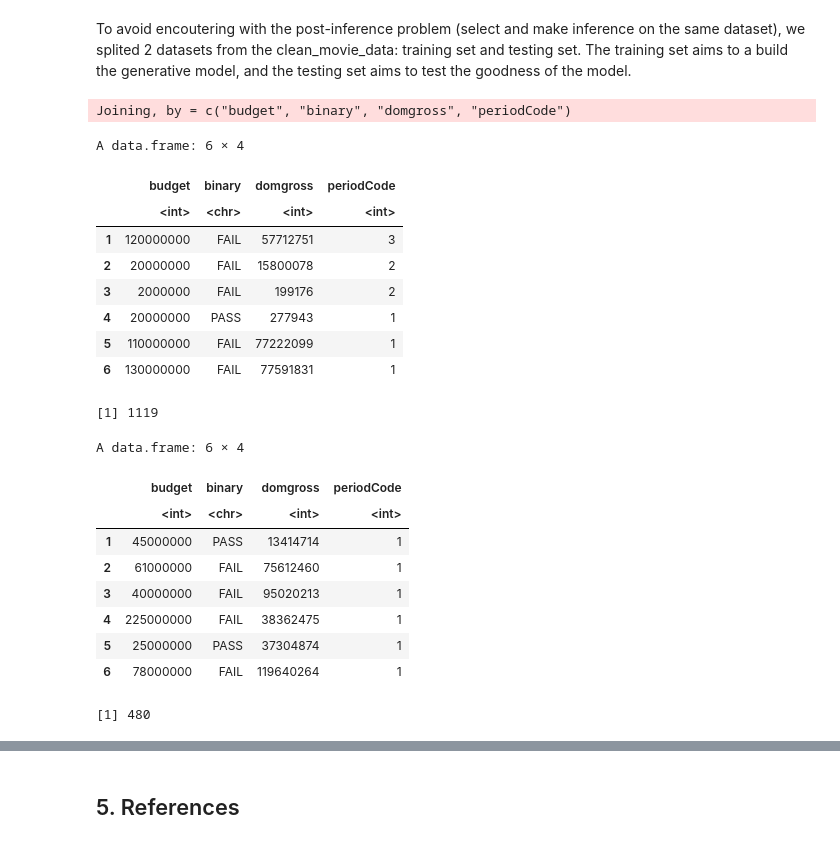
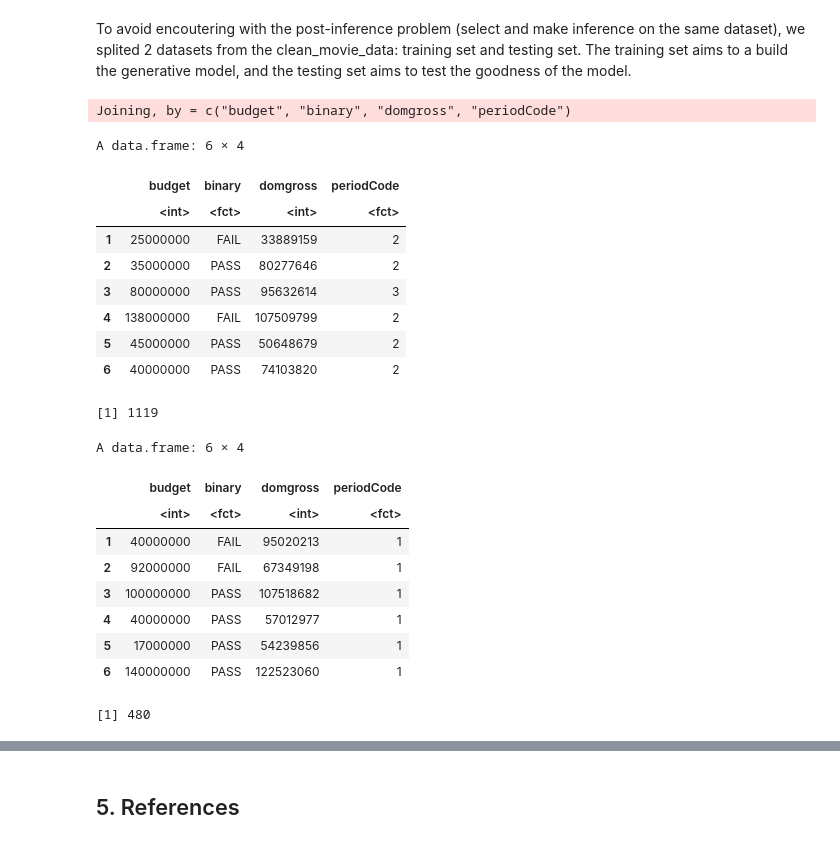
Before and after one commit to Wills-Hao/Film-Profit-Factors-R, a Jupyter notebook: FinalReport.ipynb, the cells around one changed output, grey strips where cells are left out. Drawn from its saved outputs; the diff is of its cells as text; code cells hidden in the pictures.

```diff
--- a/FinalReport.ipynb
+++ b/FinalReport.ipynb
@@ -255,44 +296,46 @@ Our report can help movie producers better understand what contributes to a movi
 To avoid encoutering with the post-inference problem (select and make inference on the same dataset), we splited 2 datasets from the clean_movie_data: training set and testing set. The training set aims to a build the generative model, and the testing set aims to test the goodness of the model.
 # %%
 selected_movie_data <- clean_movie_data %>%
-                    select(budget, binary, domgross, periodCode)
+                    select(budget, binary, domgross, periodCode) %>%
+                    mutate(periodCode = as.factor(periodCode),
+                           binary = as.factor(binary))
 
-set.seed(002)
+set.seed(003)
 
 training_set <- sample_n(selected_movie_data, size = nrow(clean_movie_data) * 0.70,
   replace = FALSE
 )
 
 testing_set <- anti_join(selected_movie_data,
   training_set
 )
 
 head(training_set)
 nrow(training_set)
 
 head(testing_set)
 nrow(testing_set)
 # %% [output]
 Joining, by = c("budget", "binary", "domgross", "periodCode")
 A data.frame: 6 × 4
 |  | budget | binary | domgross | periodCode |
-|  | <int> | <chr> | <int> | <int> |
-| 1 | 120000000 | FAIL | 57712751 | 3 |
-| 2 | 20000000 | FAIL | 15800078 | 2 |
-| 3 | 2000000 | FAIL | 199176 | 2 |
-| 4 | 20000000 | PASS | 277943 | 1 |
-| 5 | 110000000 | FAIL | 77222099 | 1 |
-| 6 | 130000000 | FAIL | 77591831 | 1 |
+|  | <int> | <fct> | <int> | <fct> |
+| 1 | 25000000 | FAIL | 33889159 | 2 |
+| 2 | 35000000 | PASS | 80277646 | 2 |
+| 3 | 80000000 | PASS | 95632614 | 3 |
+| 4 | 138000000 | FAIL | 107509799 | 2 |
+| 5 | 45000000 | PASS | 50648679 | 2 |
+| 6 | 40000000 | PASS | 74103820 | 2 |
 [1] 1119
 A data.frame: 6 × 4
 |  | budget | binary | domgross | periodCode |
-|  | <int> | <chr> | <int> | <int> |
-| 1 | 45000000 | PASS | 13414714 | 1 |
-| 2 | 61000000 | FAIL | 75612460 | 1 |
-| 3 | 40000000 | FAIL | 95020213 | 1 |
-| 4 | 225000000 | FAIL | 38362475 | 1 |
-| 5 | 25000000 | PASS | 37304874 | 1 |
-| 6 | 78000000 | FAIL | 119640264 | 1 |
+|  | <int> | <fct> | <int> | <fct> |
+| 1 | 40000000 | FAIL | 95020213 | 1 |
+| 2 | 92000000 | FAIL | 67349198 | 1 |
+| 3 | 100000000 | PASS | 107518682 | 1 |
+| 4 | 40000000 | PASS | 57012977 | 1 |
+| 5 | 17000000 | PASS | 54239856 | 1 |
+| 6 | 140000000 | PASS | 122523060 | 1 |
 [1] 480
 # %%
 movie_selection <- regsubsets(
```
Also changed, not shown: parts of 7 cells of this notebook.
